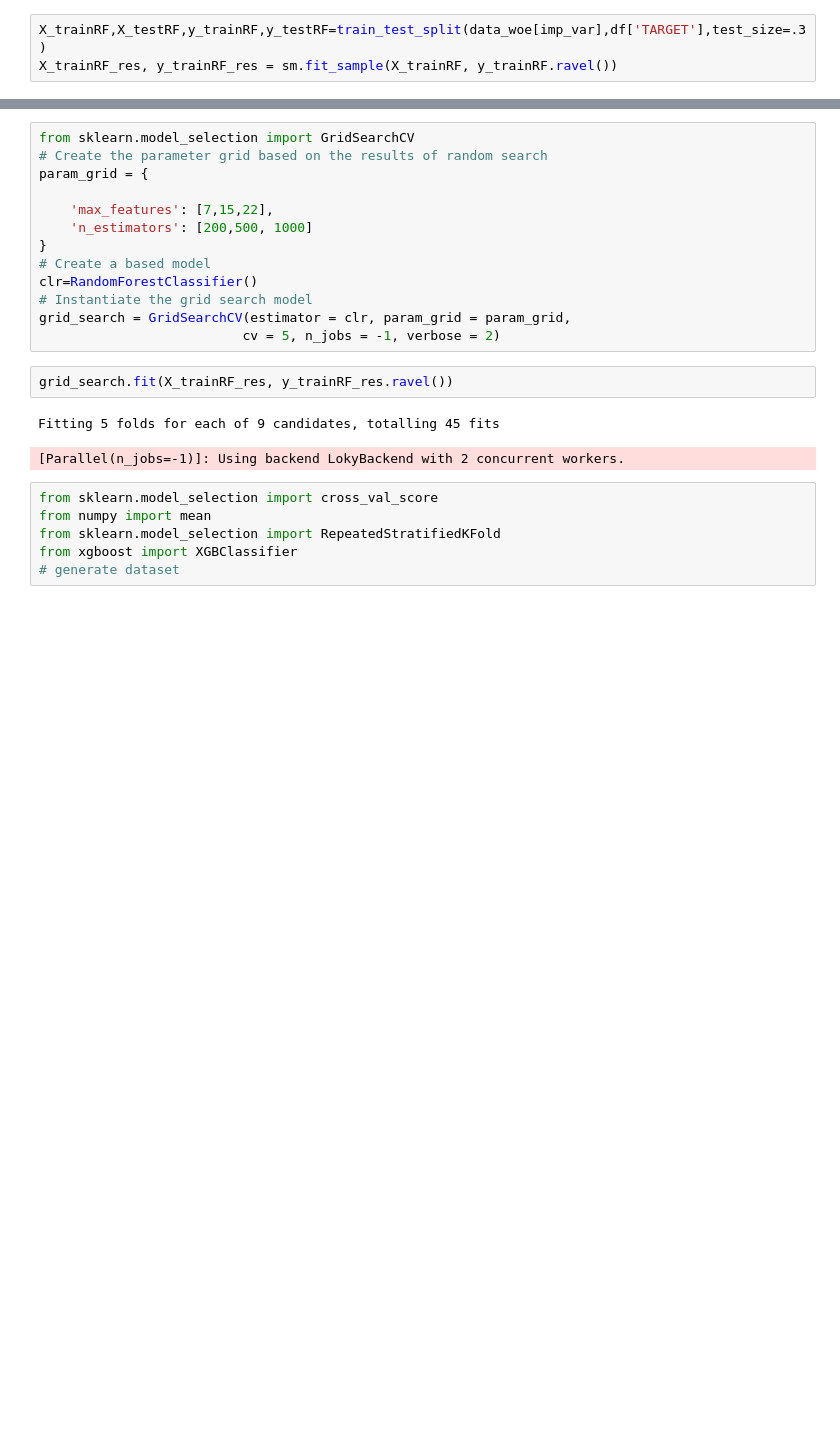
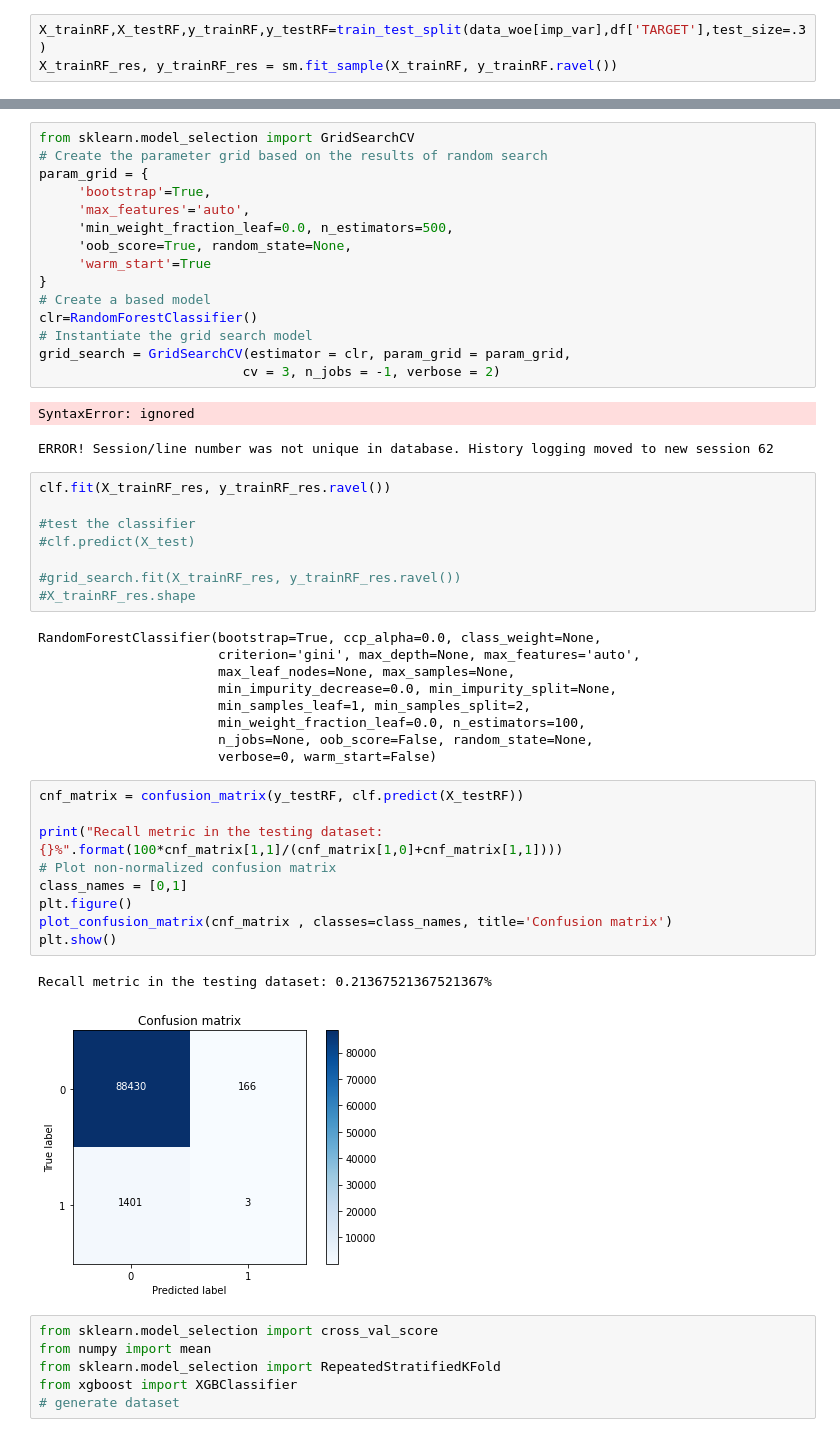
Before and after one commit to paramjeetsharma/Machine_Learning, a Jupyter notebook: Credit_Upselling_CC_Data.ipynb, the cells around one changed output, grey strips where cells are left out. Drawn from its saved outputs; the diff is of its cells as text; blank space fills up the shorter version.

```diff
--- a/Credit_Upselling_CC_Data.ipynb
+++ b/Credit_Upselling_CC_Data.ipynb
@@ -454,20 +460,49 @@ X_trainRF_res.shape
 from sklearn.model_selection import GridSearchCV
 # Create the parameter grid based on the results of random search
 param_grid = {
-
-    'max_features': [7,15,22],
-    'n_estimators': [200,500, 1000]
+     'bootstrap'=True,
+     'max_features'='auto',
+     'min_weight_fraction_leaf=0.0, n_estimators=500,
+     'oob_score=True, random_state=None,
+     'warm_start'=True
 }
 # Create a based model
 clr=RandomForestClassifier()
 # Instantiate the grid search model
 grid_search = GridSearchCV(estimator = clr, param_grid = param_grid,
-                          cv = 5, n_jobs = -1, verbose = 2)
+                          cv = 3, n_jobs = -1, verbose = 2)
+# %% [output]
+SyntaxError: ignored
+ERROR! Session/line number was not unique in database. History logging moved to new session 62
-# %%
-grid_search.fit(X_trainRF_res, y_trainRF_res.ravel())
-# %% [output]
-Fitting 5 folds for each of 9 candidates, totalling 45 fits
-[Parallel(n_jobs=-1)]: Using backend LokyBackend with 2 concurrent workers.
+# %%
+clf.fit(X_trainRF_res, y_trainRF_res.ravel())
+
+#test the classifier
+#clf.predict(X_test)
+
+#grid_search.fit(X_trainRF_res, y_trainRF_res.ravel())
+#X_trainRF_res.shape
+# %% [output]
+RandomForestClassifier(bootstrap=True, ccp_alpha=0.0, class_weight=None,
+                       criterion='gini', max_depth=None, max_features='auto',
+                       max_leaf_nodes=None, max_samples=None,
+                       min_impurity_decrease=0.0, min_impurity_split=None,
+                       min_samples_leaf=1, min_samples_split=2,
+                       min_weight_fraction_leaf=0.0, n_estimators=100,
+                       n_jobs=None, oob_score=False, random_state=None,
+                       verbose=0, warm_start=False)
+# %%
+cnf_matrix = confusion_matrix(y_testRF, clf.predict(X_testRF))
+
+print("Recall metric in the testing dataset: {}%".format(100*cnf_matrix[1,1]/(cnf_matrix[1,0]+cnf_matrix[1,1])))
+# Plot non-normalized confusion matrix
+class_names = [0,1]
+plt.figure()
+plot_confusion_matrix(cnf_matrix , classes=class_names, title='Confusion matrix')
+plt.show()
+# %% [output]
+Recall metric in the testing dataset: 0.21367521367521367%
+[figure, added]
 # %%
 from sklearn.model_selection import cross_val_score
 from numpy import mean
```
Also changed, not shown: parts of 4 cells of this notebook.
